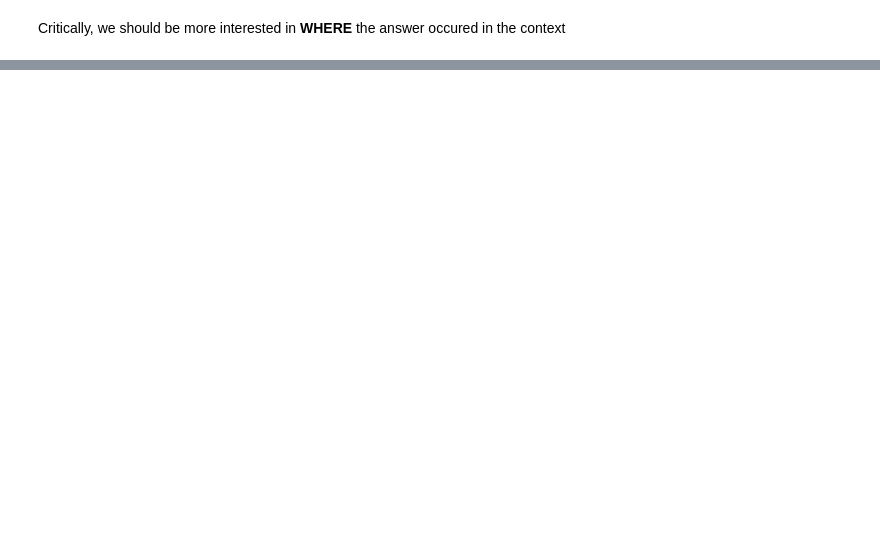
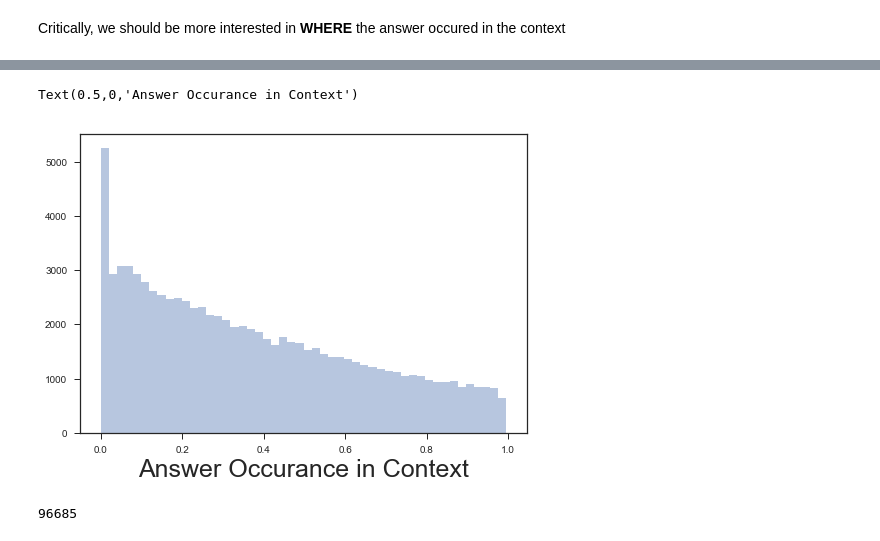
Before and after one commit to andrewhuang121/cs224n-win18-squad-huangko, a Jupyter notebook: exploratory_visualization.ipynb, the cells around one changed output, grey strips where cells are left out. Saved outputs shown, nothing was run; the diff lists cells and outputs as text; code cells hidden in the pictures; blank space fills up the shorter version.

```diff
--- a/exploratory_visualization.ipynb
+++ b/exploratory_visualization.ipynb
@@ -102,0 +116,6 @@ sns.distplot(data['ans'].apply(get_ans_ind), kde=False)
+# %%
+sns.distplot(ans, kde=False)
+plt.xlabel("Answer Occurance in Context", fontsize=25)
+# %% [output]
+Text(0.5,0,'Answer Occurance in Context')
+[figure, added]
@@ -102,0 +126,4 @@ sns.distplot(data['ans'].apply(get_ans_ind), kde=False)
+# %%
+len(ans)
+# %% [output]
+96685
```
Also changed, not shown: parts of 9 cells of this notebook, 1 other file.
